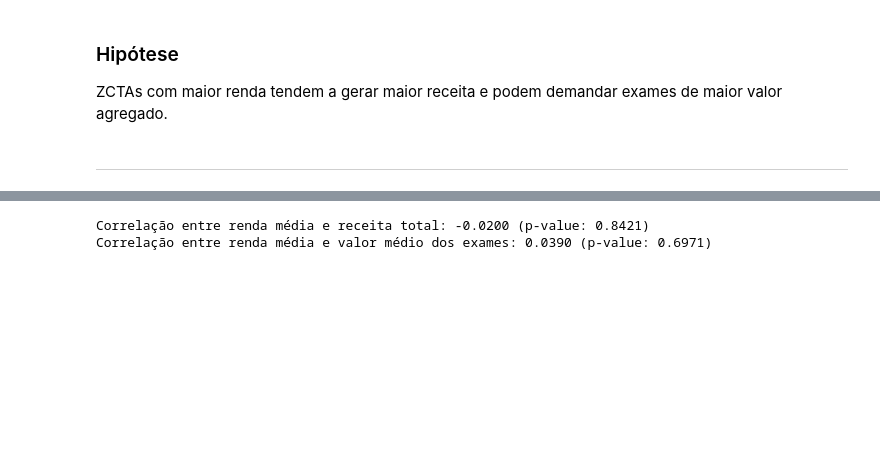
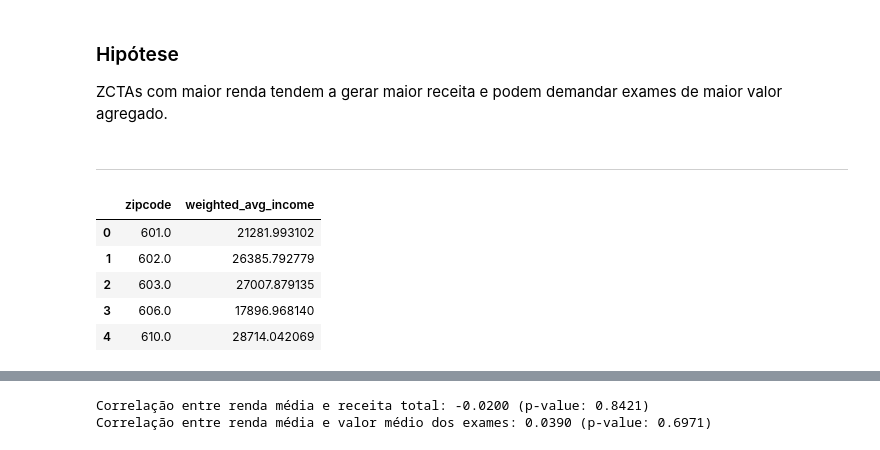
Before and after one commit to PabloRMCarneiro/case-elogroup-lab, a Jupyter notebook: notebooks/analytics/hypothesis/income.ipynb, the cells around one changed output, grey strips where cells are left out. Drawn from its saved outputs; the diff is of its cells as text; code cells hidden in the pictures; blank space fills up the shorter version.

```diff
--- a/notebooks/analytics/hypothesis/income.ipynb
+++ b/notebooks/analytics/hypothesis/income.ipynb
@@ -40,15 +41,24 @@ economic_data['income_value'] = economic_data['household_range'].map(income_mapp
 # %%
 # Calculando a renda média ponderada por ZCTA
 weighted_income = economic_data.groupby('zipcode').apply(
-    lambda x: sum(x['income_value'] * x['total_households']) / x['total_households'].sum()
+    lambda x: sum(x['income_value'] * x['total_households']) / x['total_households'].sum(), include_groups=False
 )
 
 # Transformando em um dataframe
 weighted_income_df = weighted_income.reset_index()
 weighted_income_df.columns = ['zipcode', 'weighted_avg_income']
 
 # Formatando a coluna 'zipcode' como str
 weighted_income_df['zipcode'] = weighted_income_df['zipcode'].astype(float)
+
+weighted_income_df.head()
+# %% [output]
+|  | zipcode | weighted_avg_income |
+| 0 | 601.0 | 21281.993102 |
+| 1 | 602.0 | 26385.792779 |
+| 2 | 603.0 | 27007.879135 |
+| 3 | 606.0 | 17896.968140 |
+| 4 | 610.0 | 28714.042069 |
 # %%
 # 2. Relacionando a renda média calculada com os zipcode dos laboratórios
 
```
Also changed, not shown: parts of 8 cells of this notebook, 13 other files.
